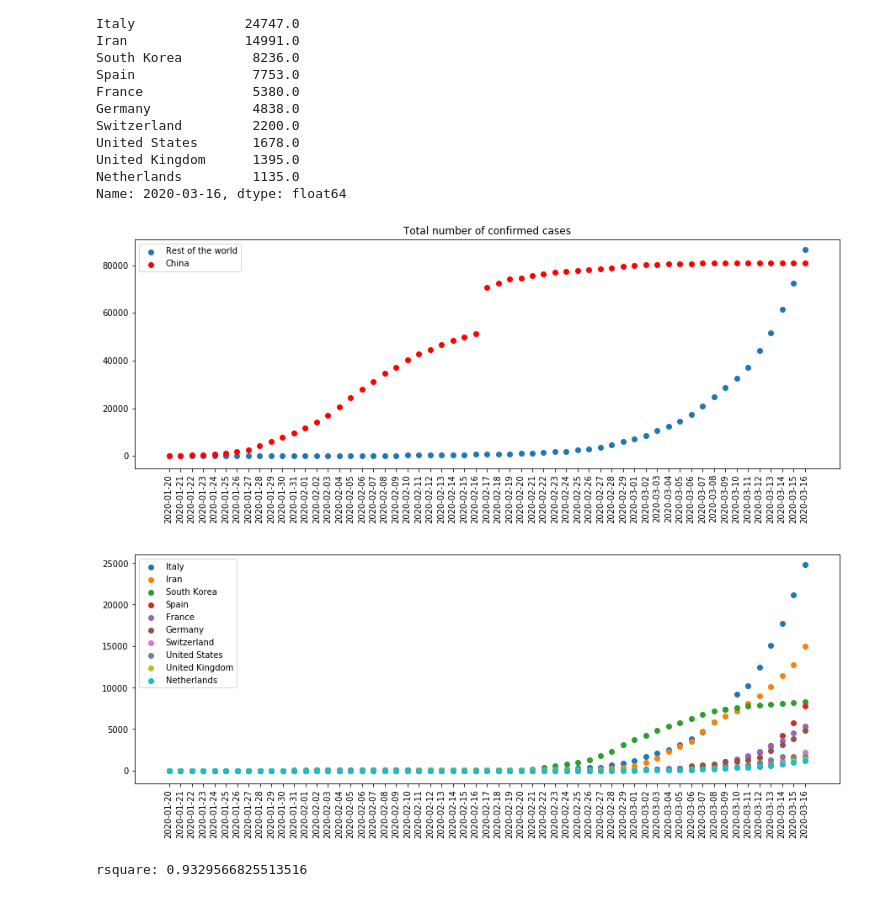
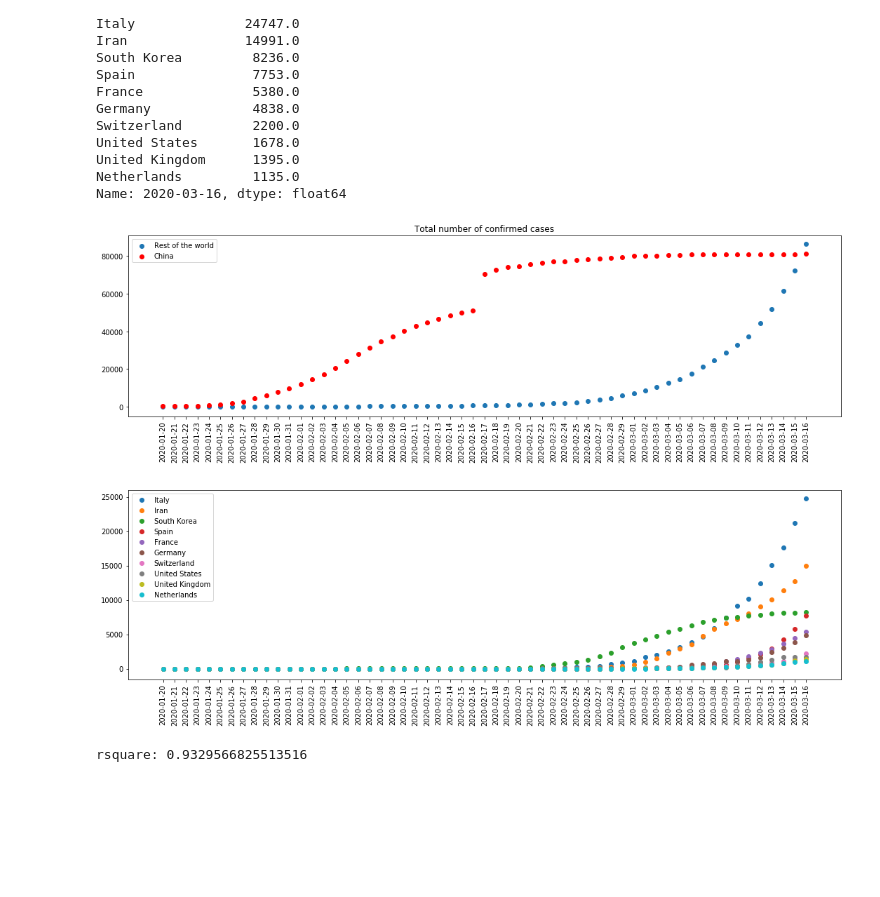
Before and after one commit to ericphamhung/covid-19, a Jupyter notebook: Main-ncov.ipynb, the cells around one changed output. Drawn from its saved outputs; the diff is of its cells as text; code cells hidden in the pictures; blank space fills up the shorter version.

```diff
--- a/Main-ncov.ipynb
+++ b/Main-ncov.ipynb
@@ -226,16 +241,19 @@ Name: 2020-03-16, dtype: float64
 # %%
 # fig 2
 # total cases separating china and the rest of the world
 
 plt.figure(figsize=(15,5))
 plt.scatter(x=df.index,y=df['Total_no_china'], label = 'Rest of the world')
 plt.scatter(x=df.index,y=df['China'], label='China', color = 'r')
 plt.xticks(rotation=90)
 plt.legend()
 plt.title('Total number of confirmed cases')
+plt.tight_layout()
+plt.savefig('./figures/figure5.png', dpi=300)
+
 plt.show()
 # %% [output]
-[figure, old version]
+[figure, new version]
 # %%
 # fig 3
 # top six countries (after china) with the highest confirmed cases
@@ -253,9 +271,12 @@ for country in top10:
 
 plt.xticks(rotation=90)
 plt.legend()
+plt.tight_layout()
+plt.savefig('./figures/figure6.png', dpi=300)
+
 plt.show()
 # %% [output]
-[figure, old version]
+[figure, new version]
 # %%
 #guassian function
 def fx(x, a,b,c):
```
Also changed, not shown: parts of 9 cells of this notebook, 28 other files.
